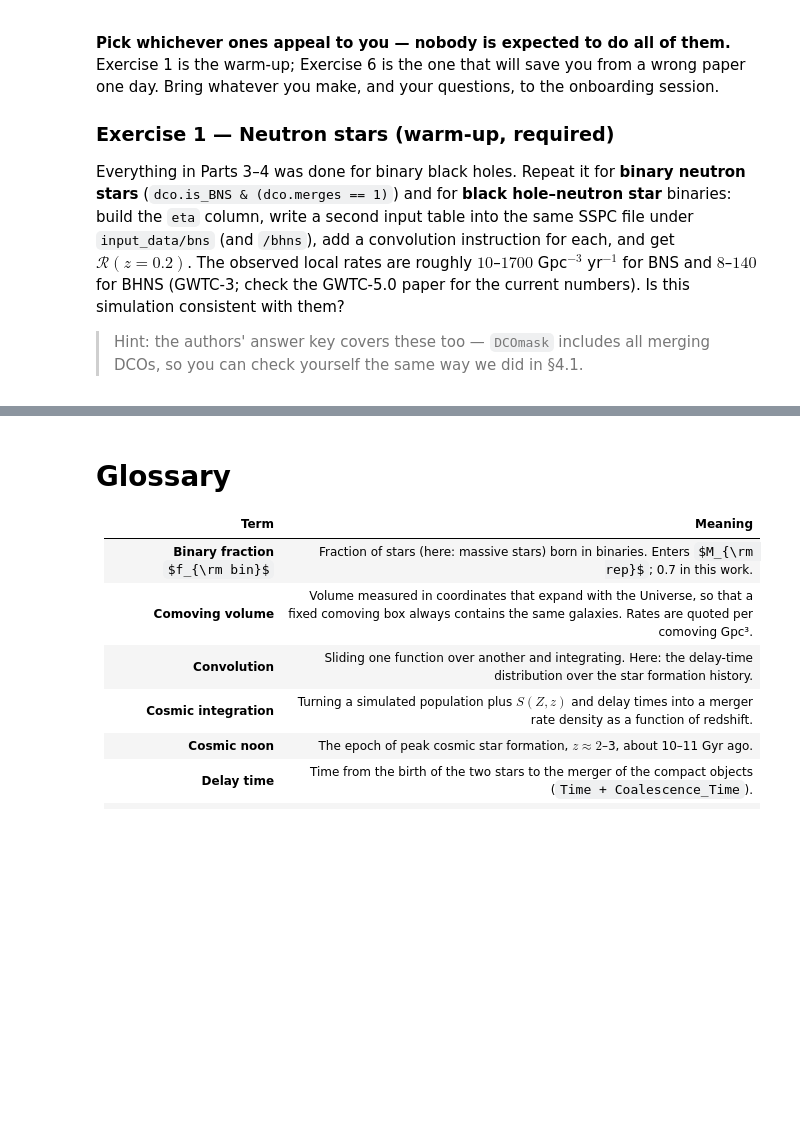
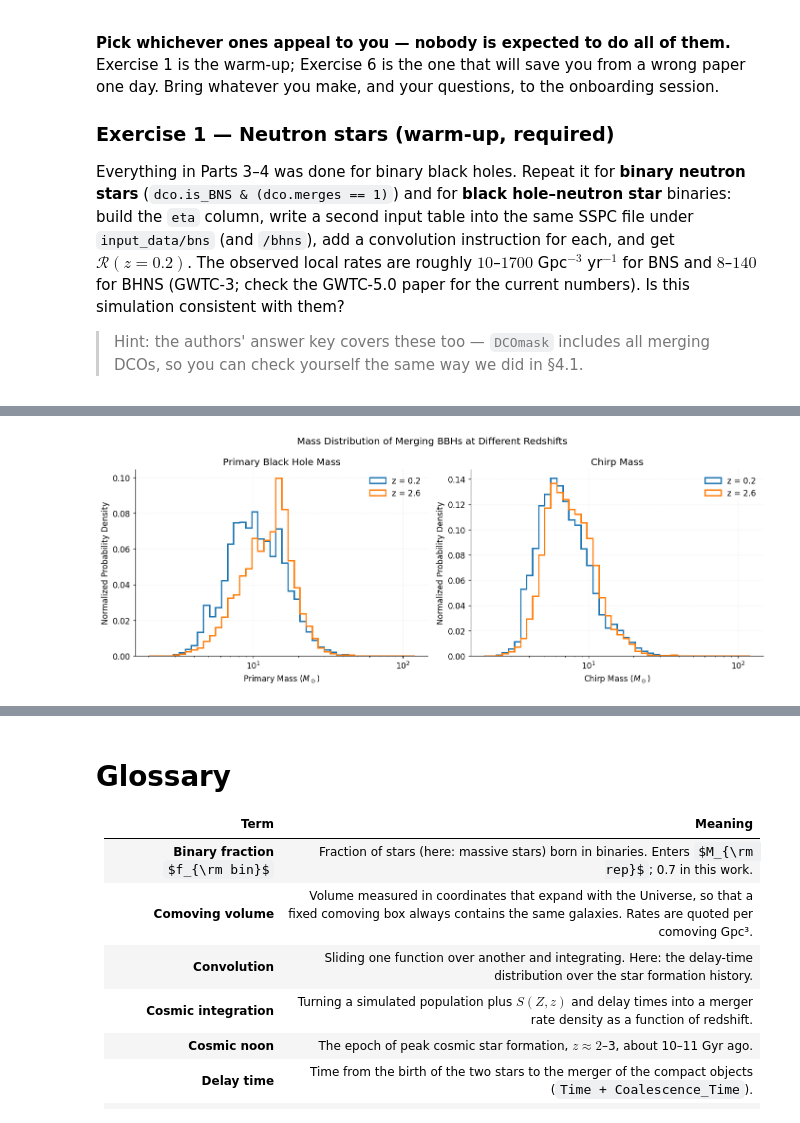
Before and after one commit to jasonyuki71/GROWL-catalog-public, a Jupyter notebook: onboarding_growl/tutorial_3_cosmic_integration_predicting_merger_rates.ipynb, the cells around one changed output, grey strips where cells are left out. Saved outputs shown, nothing was run; the diff lists cells and outputs as text; code cells hidden in the pictures; some formulas as TeX source; blank space fills up the shorter version.

```diff
--- a/onboarding_growl/tutorial_3_cosmic_integration_predicting_merger_rates.ipynb
+++ b/onboarding_growl/tutorial_3_cosmic_integration_predicting_merger_rates.ipynb
@@ -1780,0 +1976,55 @@ words or code) how you would turn $\mathrm{d}\mathcal{R}/\mathrm{d}m_1$ at each
+# %%
+# Merger-rate contributions
+yield_z02 = read_sspc_yield(0.2)
+yield_z26 = read_sspc_yield(2.6)
+
+# Black hole masses
+m1 = bbh.m1.values
+m2 = bbh.m2.values
+
+# Chirp mass
+chirp_mass = (m1 * m2)**(3/5) / (m1 + m2)**(1/5)
+
+# Mass bins
+bins = np.logspace(np.log10(2), np.log10(120), 45)
+
+# Create two subplots
+fig, axes = plt.subplots(1, 2, figsize=(13, 5))
+
+# Subplot 1: Primary mass
+axes[0].hist(m1, bins=bins, weights=yield_z02,
+             density=True, histtype="step", linewidth=2,
+             label="z = 0.2")
+
+axes[0].hist(m1, bins=bins, weights=yield_z26,
+             density=True, histtype="step", linewidth=2,
+             label="z = 2.6")
+
+axes[0].set_title("Primary Black Hole Mass")
+axes[0].set_xlabel("Primary Mass ($M_\\odot$)")
+axes[0].set_ylabel("Normalized Probability Density")
+axes[0].set_xscale("log")
+axes[0].legend()
+axes[0].grid(alpha=0.3)
+
+# Subplot 2: Chirp mass
+axes[1].hist(chirp_mass, bins=bins, weights=yield_z02,
+             density=True, histtype="step", linewidth=2,
+             label="z = 0.2")
+
+axes[1].hist(chirp_mass, bins=bins, weights=yield_z26,
+             density=True, histtype="step", linewidth=2,
+             label="z = 2.6")
+
+axes[1].set_title("Chirp Mass")
+axes[1].set_xlabel("Chirp Mass ($M_\\odot$)")
+axes[1].set_ylabel("Normalized Probability Density")
+axes[1].set_xscale("log")
+axes[1].legend()
+axes[1].grid(alpha=0.3)
+
+plt.suptitle("Mass Distribution of Merging BBHs at Different Redshifts")
+plt.tight_layout()
+plt.show()
+# %% [output]
+[figure, added]
```
Also changed, not shown: parts of 26 cells of this notebook, 1 other file.
